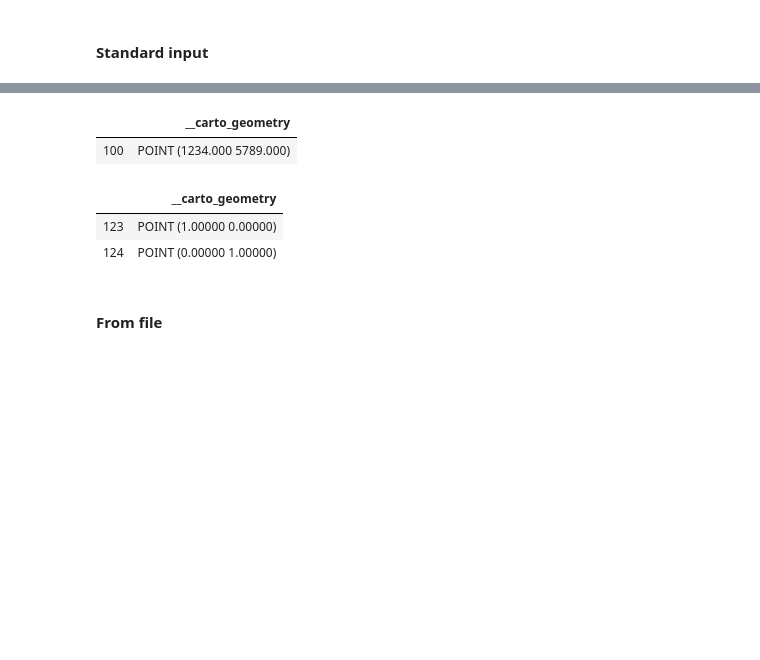
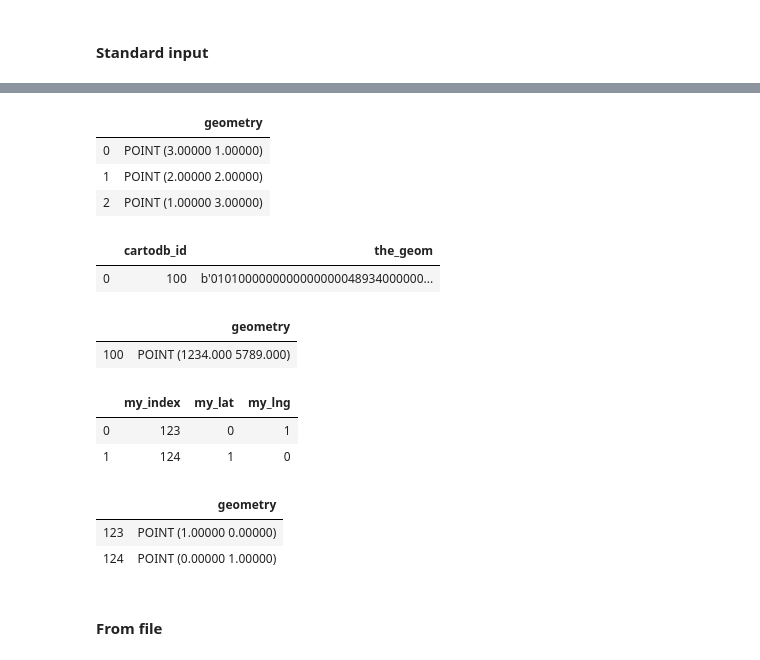
Before and after one commit to CartoDB/cartoframes, a Jupyter notebook: examples/_debug/cartodataframe.ipynb, the cells around one changed output, grey strips where cells are left out. Cells and saved outputs as stored; diff of their text form; code cells hidden in the pictures; blank space fills up the shorter version.

Commit message:
Move magic conversion from CDF constructor to convert method

```diff
--- a/examples/_debug/cartodataframe.ipynb
+++ b/examples/_debug/cartodataframe.ipynb
@@ -23,24 +24,41 @@ CartoDataFrame({
+# %%
+cdf.convert()  # cdf.convert(lnglat_columns=('lon', 'lat'))
+# %% [output]
+|  | geometry |
+| 0 | POINT (3.00000 1.00000) |
+| 1 | POINT (2.00000 2.00000) |
+| 2 | POINT (1.00000 3.00000) |
 # %%
-CartoDataFrame({
+cdf = CartoDataFrame({
     'cartodb_id': [100],
     'the_geom': [b'0101000000000000000048934000000000009DB640']
 })
+cdf
 # %% [output]
-|  | __carto_geometry |
-| 100 | POINT (1234.000 5789.000) |
+|  | cartodb_id | the_geom |
+| 0 | 100 | b'0101000000000000000048934000000... |
+# %%
+cdf.convert()  # cdf.convert(index_column='cartodb_id', geom_column='the_geom')
+# %% [output]
+|  | geometry |
+| 100 | POINT (1234.000 5789.000) |
 # %%
-CartoDataFrame({
+cdf = CartoDataFrame({
     'my_index': [123, 124],
     'my_lat': [0, 1],
     'my_lng': [1, 0]
-},
-    index_column='my_index',
-    lnglat_columns=('my_lng', 'my_lat')
-)
+})
+cdf
 # %% [output]
-|  | __carto_geometry |
-| 123 | POINT (1.00000 0.00000) |
-| 124 | POINT (0.00000 1.00000) |
+|  | my_index | my_lat | my_lng |
+| 0 | 123 | 0 | 1 |
+| 1 | 124 | 1 | 0 |
+# %%
+cdf.convert(index_column='my_index', lnglat_columns=('my_lng', 'my_lat'))
+# %% [output]
+|  | geometry |
+| 123 | POINT (1.00000 0.00000) |
+| 124 | POINT (0.00000 1.00000) |
 # %% [markdown]
 #### From file
 # %%
```
Also changed, not shown: parts of 5 cells of this notebook, 4 other files.
